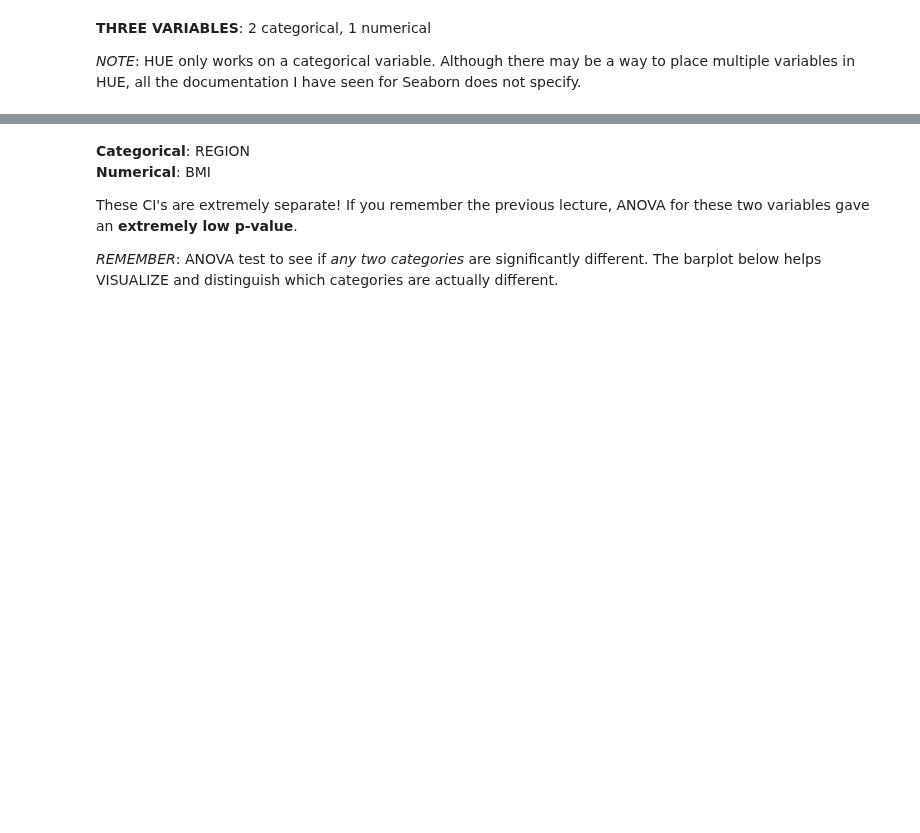
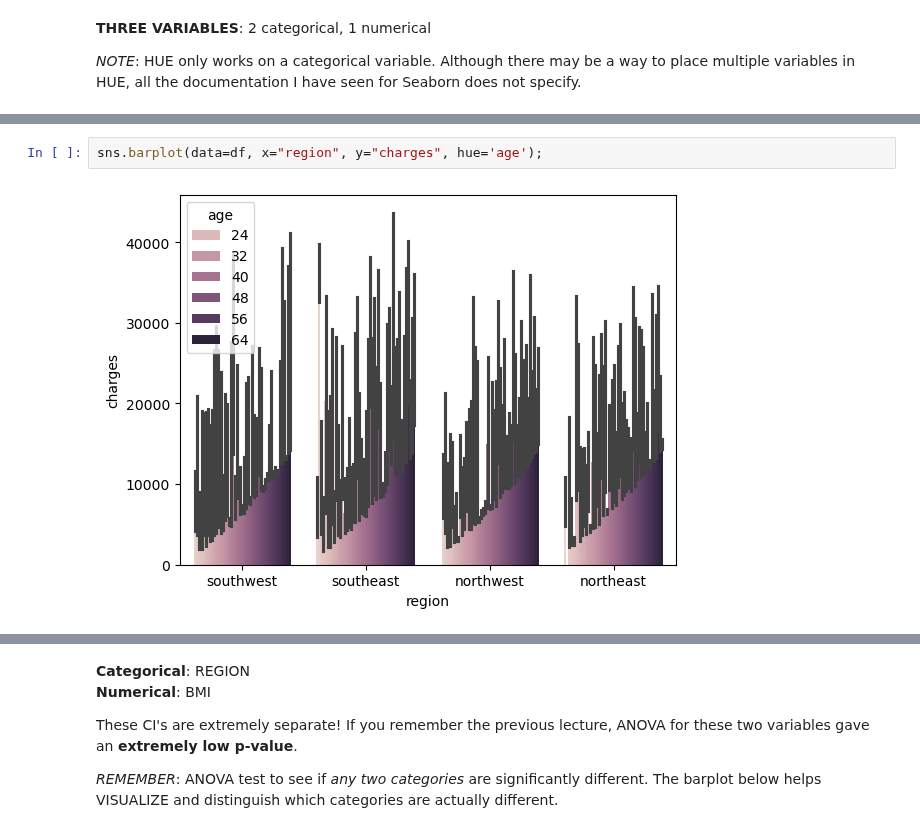
Before and after one commit to DanLightner/BUSA321, a Jupyter notebook: BUSA321/Chapter 6 - Bivariate Categorical-Numerical Visualization (barplots).ipynb, the cells around one changed output, grey strips where cells are left out. Drawn from its saved outputs; the diff is of its cells as text; blank space fills up the shorter version.

```diff
--- a/BUSA321/Chapter 6 - Bivariate Categorical-Numerical Visualization (barplots).ipynb
+++ b/BUSA321/Chapter 6 - Bivariate Categorical-Numerical Visualization (barplots).ipynb
@@ -69,0 +70,4 @@ sns.barplot(data=df, x="region", y="charges", hue='sex');
+# %%
+sns.barplot(data=df, x="region", y="charges", hue='age');
+# %% [output]
+[figure, added]
```
Also changed, not shown: parts of 11 cells of this notebook.
